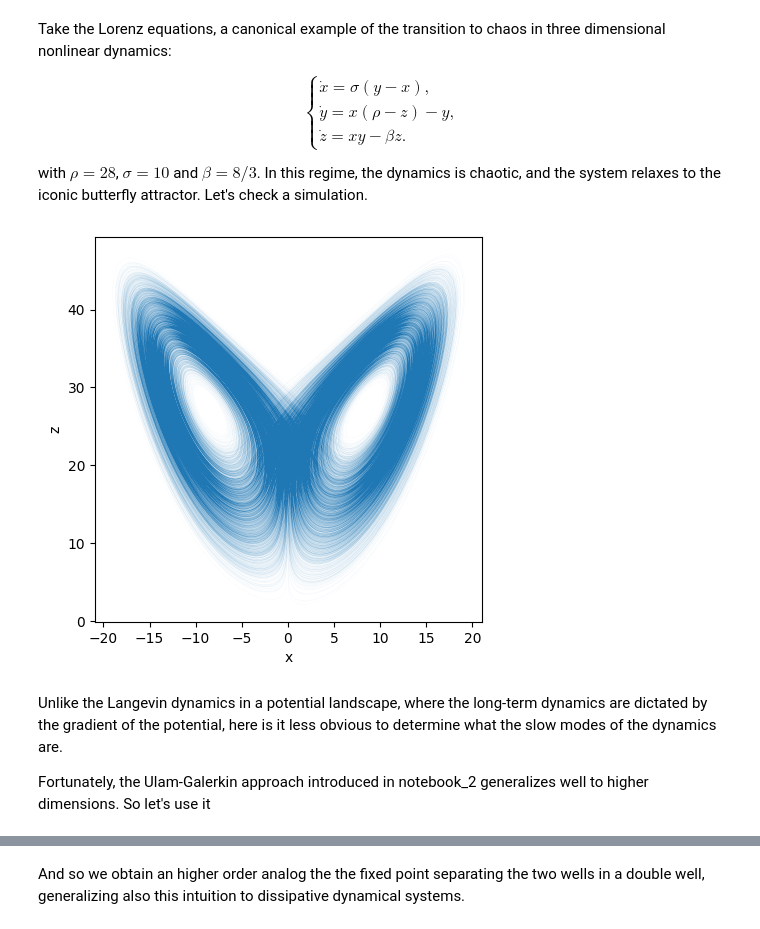
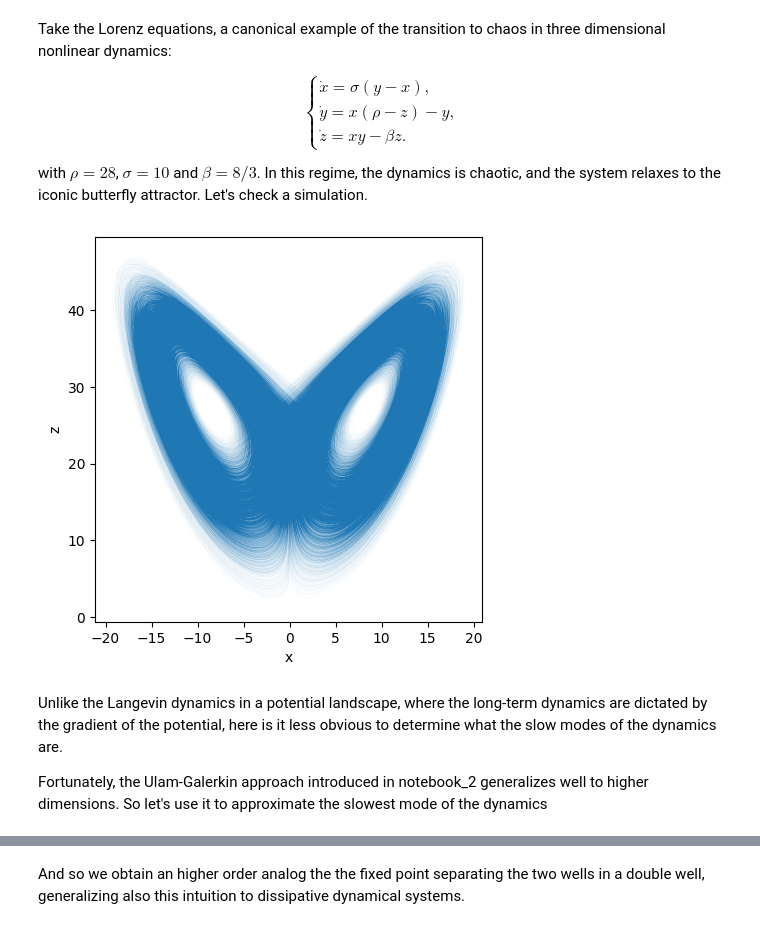
Before and after one commit to AntonioCCosta/DPG_PhysicsBehavior_2026, a Jupyter notebook: notebooks/notebook_3_Lorenz.ipynb, the cells around one changed output, grey strips where cells are left out. Saved outputs shown, nothing was run; the diff lists cells and outputs as text; code cells hidden in the pictures.

```diff
--- a/notebooks/notebook_3_Lorenz.ipynb
+++ b/notebooks/notebook_3_Lorenz.ipynb
@@ -60,33 +59,33 @@ with $\rho=28$, $\sigma=10$ and $\beta = 8/3$. In this regime, the dynamics is c
 # %%
 from scipy.integrate import odeint
 
 def Lorenz(state,t,sigma,rho,beta):
     # unpack the state vector
     x,y,z = state
     # compute state derivatives
     xd = sigma * (y-x)
     yd = (rho-z)*x - y
     zd = x*y - beta*z
     # return the state derivatives
     return [xd, yd, zd]
 
-dt = 0.01
+dt = 0.02
 frameRate=1/dt
-T = 5000
+T = 10000
 discard_T = 500
 T_total = T+discard_T
 state0 = np.array([-8, -8, 27])
 t = np.linspace(0, T_total, int(T_total*frameRate))
 sigma,rho,beta=10,28,8/3
 tseries=np.array(odeint(Lorenz,state0,t,args=(sigma,rho,beta)),dtype=np.float64)[int(discard_T/dt):]
 plt.figure(figsize=(5,5))
 plt.plot(tseries[:,0],tseries[:,2],lw=.01)
 plt.xlabel('x')
 plt.ylabel('z')
 plt.show()
 # %% [output]
-[figure, old version]
+[figure, new version]
 # %% [markdown]
 Unlike the Langevin dynamics in a potential landscape, where the long-term dynamics are dictated by the gradient of the potential, here is it less obvious to determine what the slow modes of the dynamics are.
 
-Fortunately, the Ulam-Galerkin approach introduced in notebook_2 generalizes well to higher dimensions. So let's use it
+Fortunately, the Ulam-Galerkin approach introduced in notebook_2 generalizes well to higher dimensions. So let's use it to approximate the slowest mode of the dynamics
```
Also changed, not shown: parts of 30 cells of this notebook.
